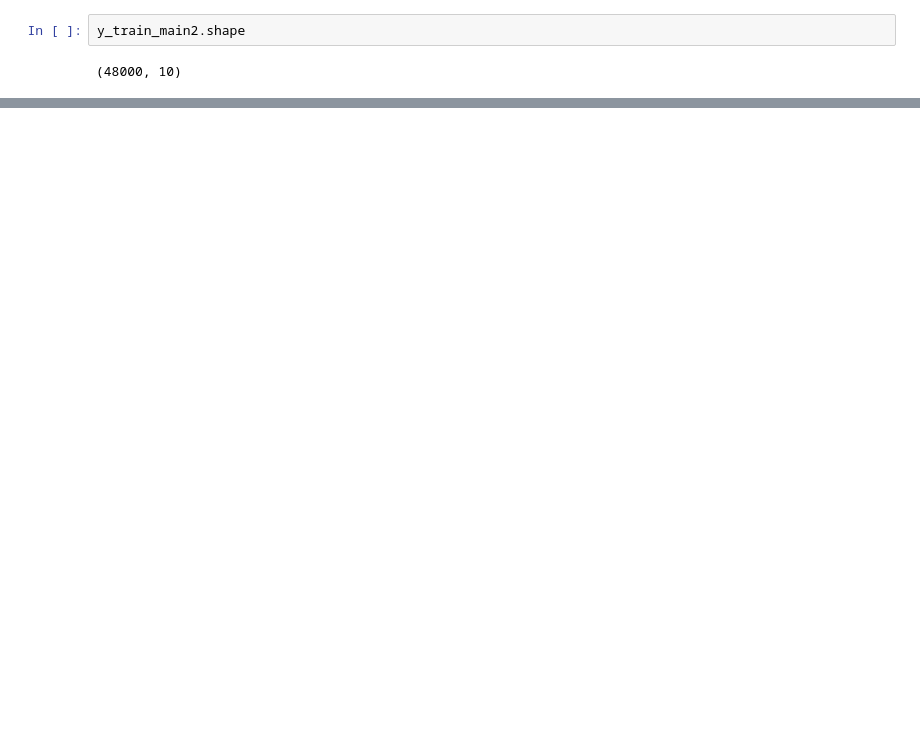
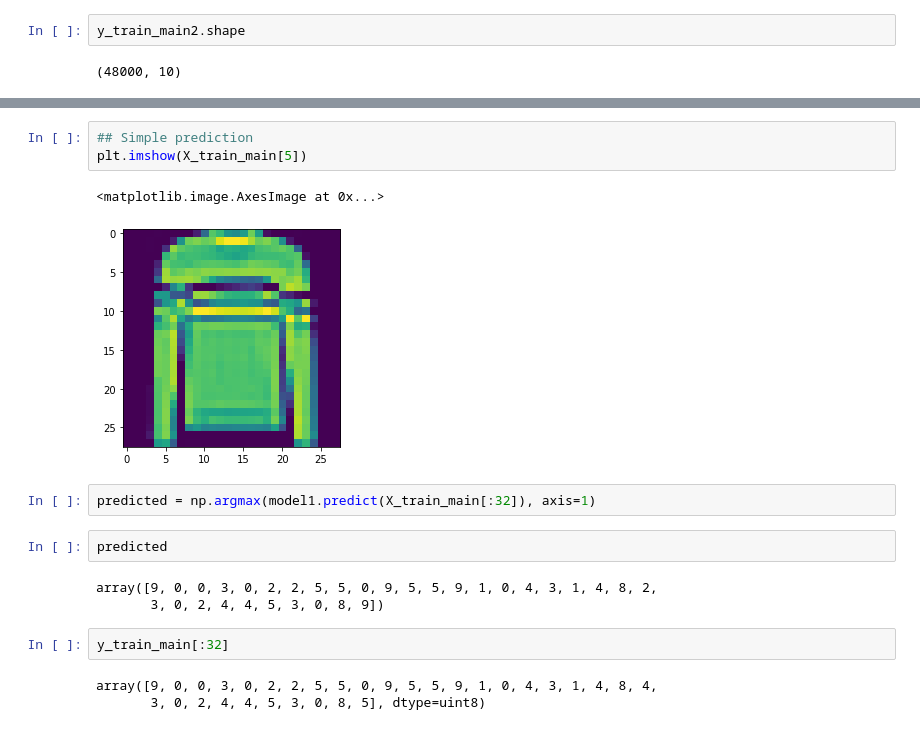
Before and after one commit to rahuljungbahadur/hands_on_ml_book, a Jupyter notebook: fashionMNIST_transfer_learning.ipynb, the cells around one changed output, grey strips where cells are left out. Drawn from its saved outputs; the diff is of its cells as text; blank space fills up the shorter version.

```diff
--- a/fashionMNIST_transfer_learning.ipynb
+++ b/fashionMNIST_transfer_learning.ipynb
@@ -202,0 +245,18 @@ y_train_main2.shape
+# %%
+## Simple prediction
+plt.imshow(X_train_main[5])
+# %% [output]
+<matplotlib.image.AxesImage at 0x...>
+[figure, added]
+# %%
+predicted = np.argmax(model1.predict(X_train_main[:32]), axis=1)
+# %%
+predicted
+# %% [output]
+array([9, 0, 0, 3, 0, 2, 2, 5, 5, 0, 9, 5, 5, 9, 1, 0, 4, 3, 1, 4, 8, 2,
+       3, 0, 2, 4, 4, 5, 3, 0, 8, 9])
+# %%
+y_train_main[:32]
+# %% [output]
+array([9, 0, 0, 3, 0, 2, 2, 5, 5, 0, 9, 5, 5, 9, 1, 0, 4, 3, 1, 4, 8, 4,
+       3, 0, 2, 4, 4, 5, 3, 0, 8, 5], dtype=uint8)
```
Also changed, not shown: parts of 19 cells of this notebook.
